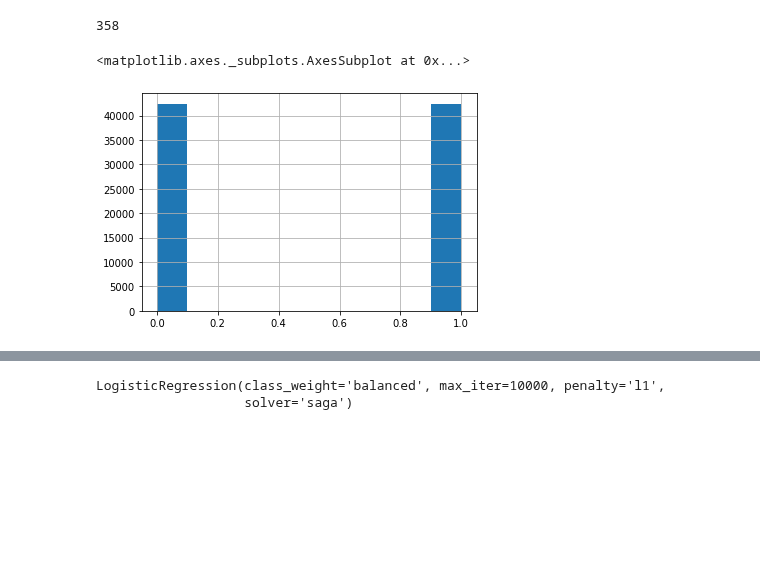
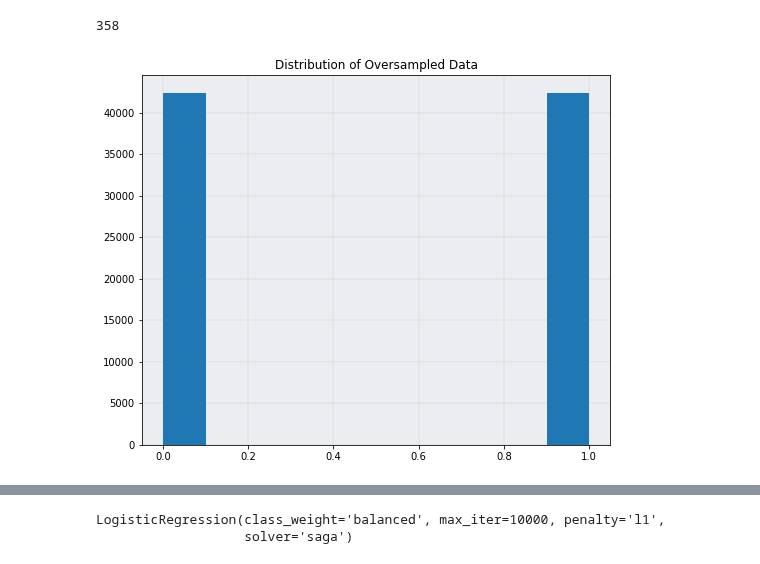
Before and after one commit to realmanisingh/population-segmentation, a Jupyter notebook: model.ipynb, the cells around one changed output, grey strips where cells are left out. Cells and saved outputs as stored; diff of their text form; code cells hidden in the pictures; blank space fills up the shorter version.

```diff
--- a/model.ipynb
+++ b/model.ipynb
@@ -112,12 +112,17 @@ smote = SMOTE()
 # %%
 # Fitting the SMOTE model to the training data and resampling the training data
 X_train_over, y_train_over = smote.fit_resample(X_train, y_train)
-# %%
-# Visualizing the new distribution of the RESPONSE column
-y_train_over.hist()
-# %% [output]
-<matplotlib.axes._subplots.AxesSubplot at 0x...>
-[figure, removed]
+# %%
+# Visualizing the new distribution of the RESPONSE column
+plt.figure(figsize=(8.4, 6.8))
+y_train_over.hist()
+ax = plt.gca()
+ax.set_facecolor('#ebedf0')
+plt.title("Distribution of Oversampled Data")
+plt.grid(color='grey', linestyle='-', linewidth=0.25, alpha=0.5)
+plt.savefig('images/over_hist')
+# %% [output]
+[figure, added]
 # %%
 X_train_over.head()
 # %% [output]
```
Also changed, not shown: parts of 2 cells of this notebook.
